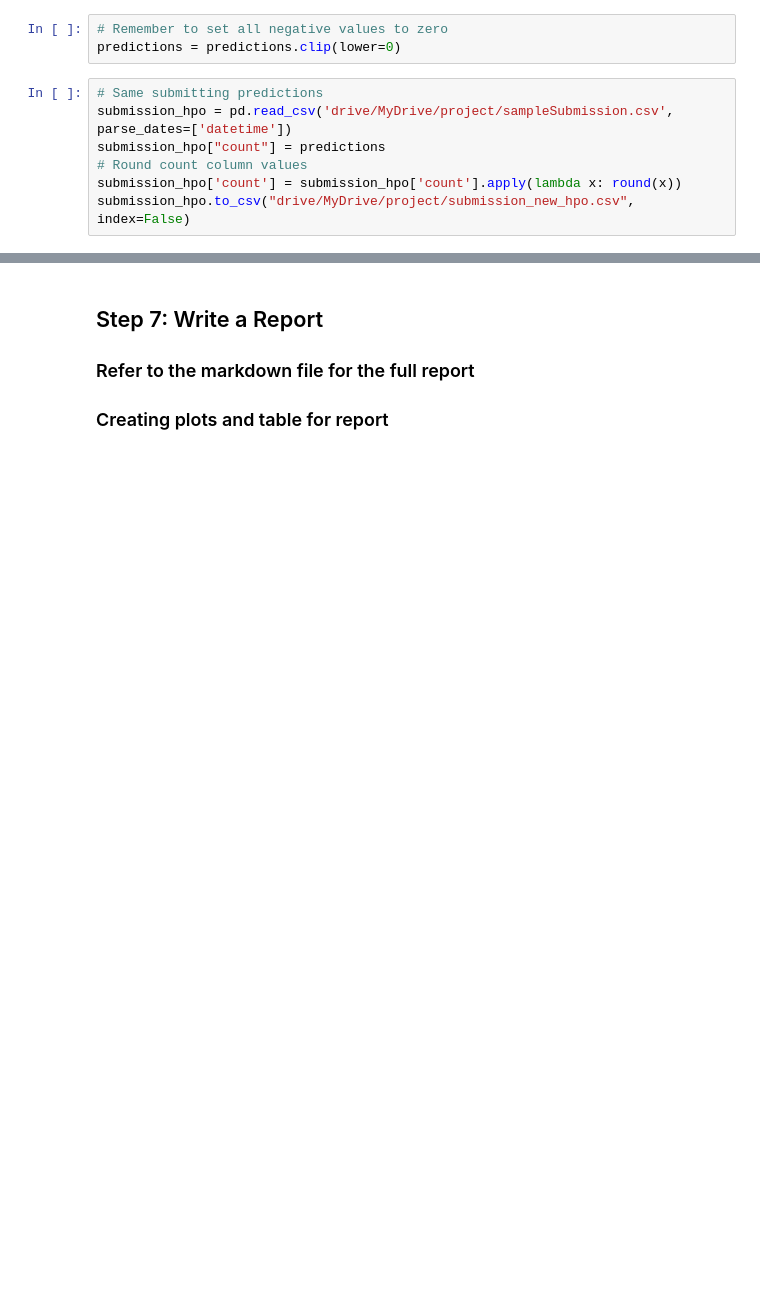
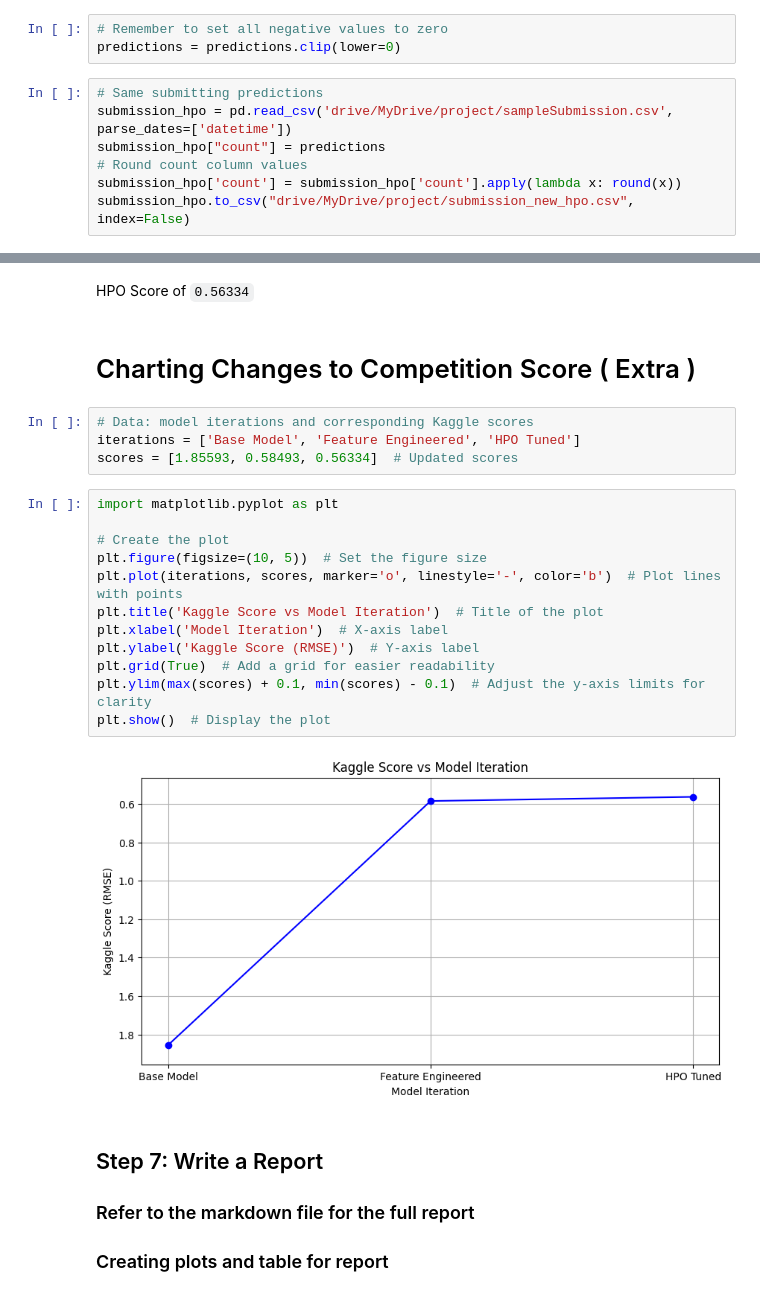
Before and after one commit to rifatperween/predict-bike-sharing-demand, a Jupyter notebook: bike_sharing_demand.ipynb, the cells around one changed output, grey strips where cells are left out. Cells and saved outputs as stored; diff of their text form; blank space fills up the shorter version.

```diff
--- a/bike_sharing_demand.ipynb
+++ b/bike_sharing_demand.ipynb
@@ -789,3 +721,25 @@ submission.csv               2024-04-28 06:45:50  first raw submission  complete
+# %% [markdown]
+HPO Score of `0.56334`
+# %% [markdown]
+# Charting Changes to Competition Score ( Extra )
+# %%
+# Data: model iterations and corresponding Kaggle scores
+iterations = ['Base Model', 'Feature Engineered', 'HPO Tuned']
+scores = [1.85593, 0.58493, 0.56334]  # Updated scores
+# %%
+import matplotlib.pyplot as plt
+
+# Create the plot
+plt.figure(figsize=(10, 5))  # Set the figure size
+plt.plot(iterations, scores, marker='o', linestyle='-', color='b')  # Plot lines with points
+plt.title('Kaggle Score vs Model Iteration')  # Title of the plot
+plt.xlabel('Model Iteration')  # X-axis label
+plt.ylabel('Kaggle Score (RMSE)')  # Y-axis label
+plt.grid(True)  # Add a grid for easier readability
+plt.ylim(max(scores) + 0.1, min(scores) - 0.1)  # Adjust the y-axis limits for clarity
+plt.show()  # Display the plot
+# %% [output]
+[figure, added]
 # %% [markdown]
 ## Step 7: Write a Report
 ### Refer to the markdown file for the full report
```
Also changed, not shown: parts of 23 cells of this notebook, 14 other files.
